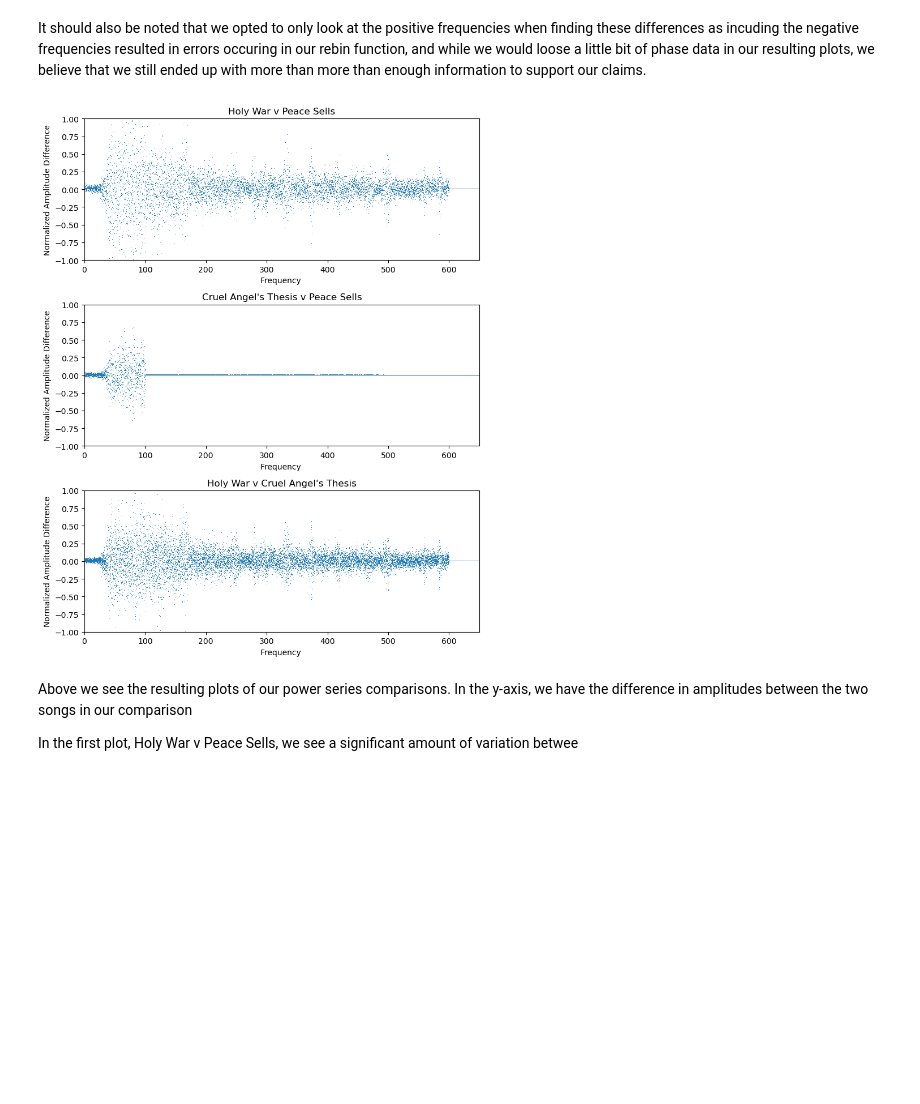
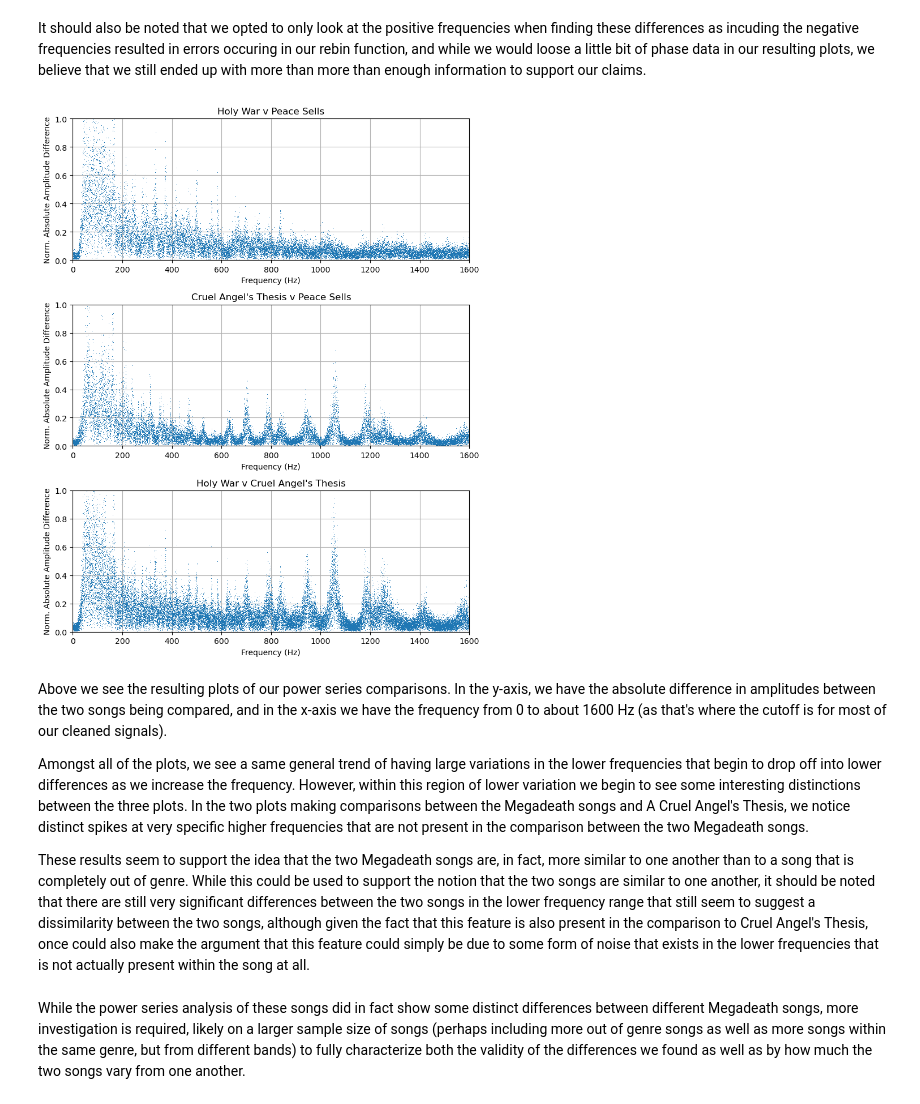
Before and after one commit to coldmayo/Megadeth-Analysis, a Jupyter notebook: ppw_analysis.ipynb, the cells around one changed output. Drawn from its saved outputs; the diff is of its cells as text; code cells hidden in the pictures; blank space fills up the shorter version.

```diff
--- a/ppw_analysis.ipynb
+++ b/ppw_analysis.ipynb
@@ -46,11 +48,11 @@ hw_N, hw_length, ps_T0, hw_dt, hw_time = gather_data(hw_sr, hw_dat)
 
 cat_N, cat_length, cat_T0, cat_dt, cat_time = gather_data(hw_sr, hw_dat)
 
-ps_cutoff = 100
+ps_cutoff = 50000
 
-hw_cutoff = 600
+hw_cutoff = 1600
 
-cat_cutoff = 500
+cat_cutoff = 1600
 
 ps_time, ps_intro, ps_freq = cleaning(ps_sr, ps_dat, ps_cutoff)
 
@@ -68,6 +72,11 @@ When recreating the cleaned ffts, we saw it best to begin by first normalizing t
 # %%
-ps_norm_fft = ps_cleaned_fft/np.max(ps_cleaned_fft)
+ps_norm_fft = ps_cleaned_fft[1:]/np.max(ps_cleaned_fft[1:])
 
-hw_norm_fft = hw_cleaned_fft/np.max(hw_cleaned_fft)
+hw_norm_fft = hw_cleaned_fft[1:]/np.max(hw_cleaned_fft[1:])
 
-cat_norm_fft = cat_cleaned_fft/np.max(cat_cleaned_fft)
+cat_norm_fft = cat_cleaned_fft[1:]/np.max(cat_cleaned_fft[1:])
+
+# changing the size of the arrays presents the need to redefine our lengths for our arrays
+ps_N = len(ps_norm_fft)
+hw_N = len(hw_norm_fft)
+cat_N = len(cat_norm_fft)
@@ -164,33 +191,40 @@ hw_v_cat_freq, hw_v_cat_diff = rebin_diff(cat_norm_fft[0:cat_N//2],
 # %%
 # plotting our results
 
 fig, ax = plt.subplots(3,1, figsize = (8,10))
 
 # Holy War v Peace Sells
-ax[0].plot(ps_v_hw_freq, ps_v_hw_diff, marker = ",", linestyle="")
-ax[0].axis([0,650,-1,1])
-ax[0].set_xlabel("Frequency ")
-ax[0].set_ylabel("Normalized Amplitude Difference")
+ax[0].plot(ps_v_hw_freq, np.abs(ps_v_hw_diff), marker = ",", linestyle="")
+ax[0].axis([0,1600,0,1])
+ax[0].set_xlabel("Frequency (Hz)")
+ax[0].set_ylabel("Norm. Absolute Amplitude Difference")
 ax[0].set_title("Holy War v Peace Sells")
+ax[0].grid()
 
 # Cruel Angel's Thesis v Peace Sells
-ax[1].plot(cat_v_ps_freq, cat_v_ps_diff, marker = ",", linestyle="")
-ax[1].axis([0,650,-1,1])
-ax[1].set_xlabel("Frequency ")
-ax[1].set_ylabel("Normalized Amplitude Difference")
+ax[1].plot(cat_v_ps_freq, np.abs(cat_v_ps_diff), marker = ",", linestyle="")
+ax[1].axis([0,1600,0,1])
+ax[1].set_xlabel("Frequency (Hz)")
+ax[1].set_ylabel("Norm. Absolute Amplitude Difference")
 ax[1].set_title("Cruel Angel's Thesis v Peace Sells")
+ax[1].grid()
 
 # Holy War v Cruel Angel's Thesis
-ax[2].plot(hw_v_cat_freq, hw_v_cat_diff, marker = ",", linestyle="")
-ax[2].axis([0,650,-1,1])
-ax[2].set_xlabel("Frequency ")
-ax[2].set_ylabel("Normalized Amplitude Difference")
+ax[2].plot(hw_v_cat_freq, np.abs(hw_v_cat_diff), marker = ",", linestyle="")
+ax[2].axis([0,1600,0,1])
+ax[2].set_xlabel("Frequency (Hz)")
+ax[2].set_ylabel("Norm. Absolute Amplitude Difference")
 ax[2].set_title("Holy War v Cruel Angel's Thesis")
+ax[2].grid()
 
 plt.tight_layout()
 # %% [output]
-[figure, old version]
+[figure, new version]
-# %% [markdown]
-Above we see the resulting plots of our power series comparisons. In the y-axis, we have the difference in amplitudes between the two songs in our comparison
-
-In the first plot, Holy War v Peace Sells, we see a significant amount of variation betwee
+# %% [markdown]
+Above we see the resulting plots of our power series comparisons. In the y-axis, we have the absolute difference in amplitudes between the two songs being compared, and in the x-axis we have the frequency from 0 to about 1600 Hz (as that's where the cutoff is for most of our cleaned signals).
+
+Amongst all of the plots, we see a same general trend of having large variations in the lower frequencies that begin to drop off into lower differences as we increase the frequency. However, within this region of lower variation we begin to see some interesting distinctions between the three plots. In the two plots making comparisons between the Megadeath songs and A Cruel Angel's Thesis, we notice distinct spikes at very specific higher frequencies that are not present in the comparison between the two Megadeath songs.
+
+These results seem to support the idea that the two Megadeath songs are, in fact, more similar to one another than to a song that is completely out of genre. While this could be used to support the notion that the two songs are similar to one another, it should be noted that there are still very significant differences between the two songs in the lower frequency range that still seem to suggest a dissimilarity between the two songs, although given the fact that this feature is also present in the comparison to Cruel Angel's Thesis, once could also make the argument that this feature could simply be due to some form of noise that exists in the lower frequencies that is not actually present within the song at all.
+# %% [markdown]
+While the power series analysis of these songs did in fact show some distinct differences between different Megadeath songs, more investigation is required, likely on a larger sample size of songs (perhaps including more out of genre songs as well as more songs within the same genre, but from different bands) to fully characterize both the validity of the differences we found as well as by how much the two songs vary from one another.
```
Also changed, not shown: parts of 5 cells of this notebook.
